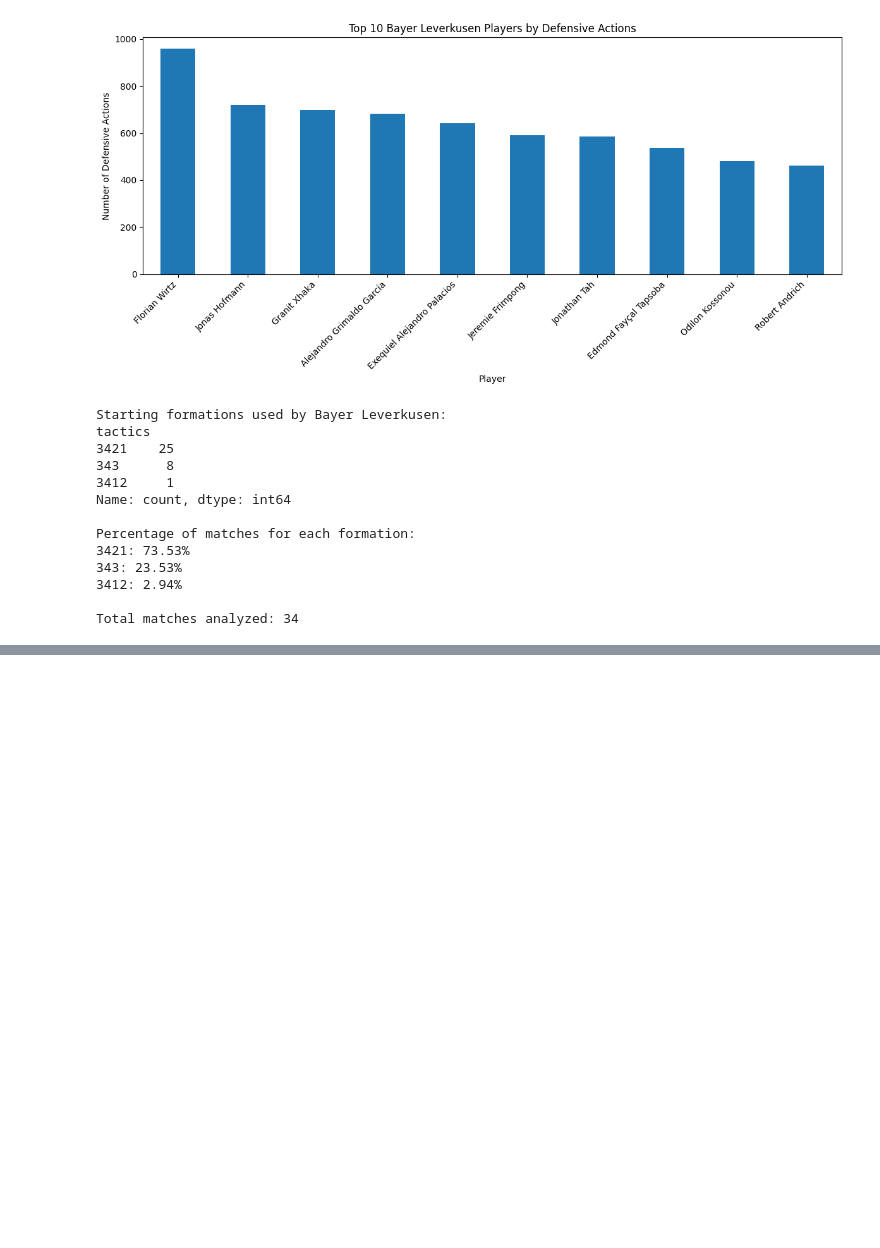
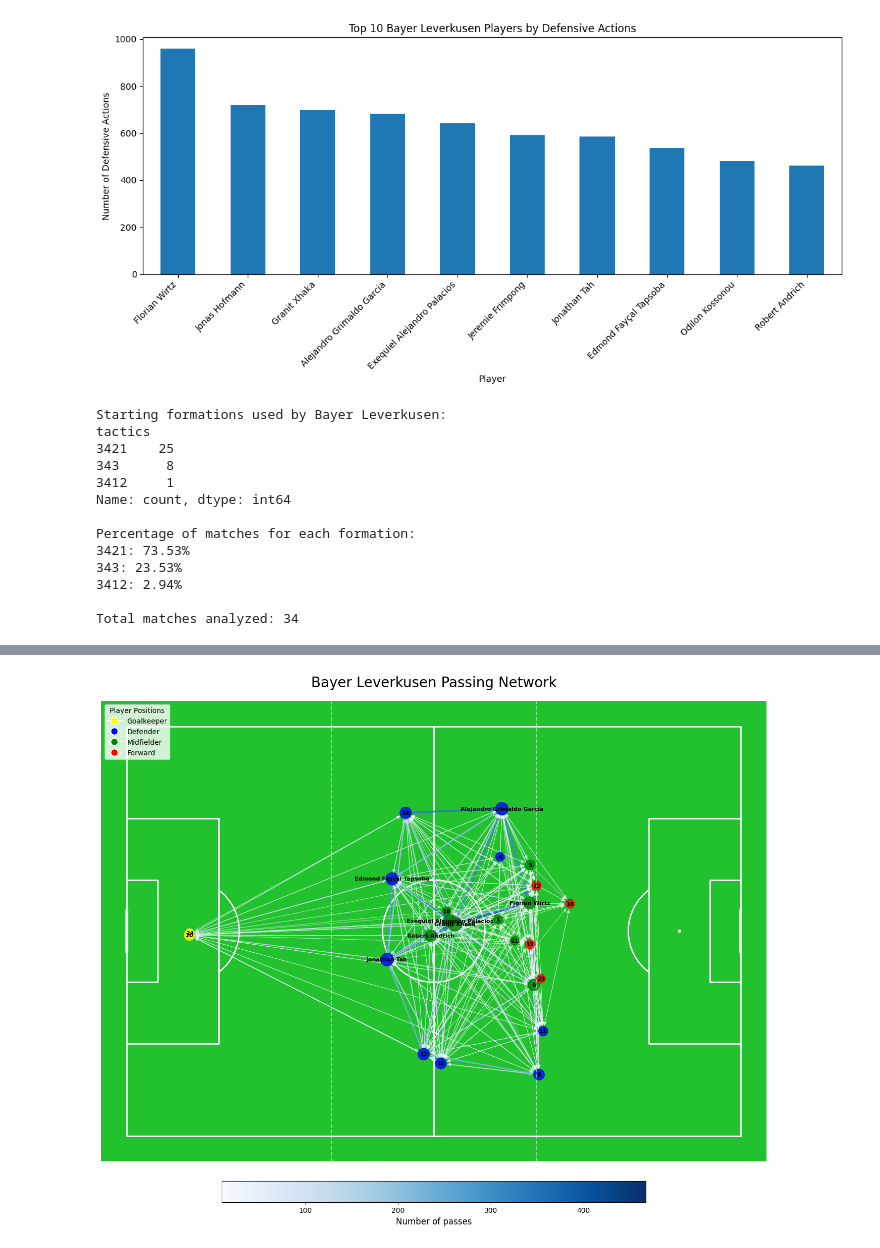
Before and after one commit to ramdevmurali/Bayer_Leverkusen_23-24, a Jupyter notebook: Xhaka.ipynb, the cells around one changed output, grey strips where cells are left out. Saved outputs shown, nothing was run; the diff lists cells and outputs as text; code cells hidden in the pictures; blank space fills up the shorter version.

```diff
--- a/Xhaka.ipynb
+++ b/Xhaka.ipynb
@@ -1044,0 +1240,94 @@ Total matches analyzed: 34
+# %%
+import networkx as nx
+import matplotlib.pyplot as plt
+import numpy as np
+from mplsoccer import Pitch
+
+# ... (previous data preparation code remains the same)
+
+# Increase minimum passes threshold
+min_passes = 10
+
+# Get top passers
+top_passers = sorted(node_sizes.items(), key=lambda x: x[1], reverse=True)[:7]
+top_passer_names = [player for player, _ in top_passers]
+
+# Create a mapping of player names to numbers for non-top passers
+player_numbers = {player: str(i+1) for i, player in enumerate(G.nodes()) if player not in top_passer_names}
+
+# Adjust node sizes to be more proportional
+max_node_size = 1000
+min_node_size = 100
+node_sizes = {player: (count / max_passes) * (max_node_size - min_node_size) + min_node_size for player, count in node_sizes.items()}
+
+# Create the plot
+pitch = Pitch(pitch_type='statsbomb', pitch_color='#22c22e', line_color='white', stripe=False)
+fig, ax = plt.subplots(figsize=(16, 11), constrained_layout=True)
+pitch.draw(ax=ax)
+
+# Draw edges
+edge_weights = [G[u][v]['weight'] for u, v in G.edges()]
+max_weight = max(edge_weights)
+edge_widths = [(w / max_weight) * 3 + 0.5 for w in edge_weights]
+
+edges = nx.draw_networkx_edges(
+    G, pos, ax=ax,
+    edge_color=edge_weights,
+    edge_cmap=plt.cm.Blues,
+    edge_vmin=min_passes,
+    edge_vmax=max_weight,
+    width=edge_widths,
+    alpha=0.7, arrows=True, arrowsize=10
+)
+
+# Draw nodes
+nodes = nx.draw_networkx_nodes(
+    G, pos, ax=ax,
+    node_size=[node_sizes[node] for node in G.nodes()],
+    node_color=node_colors,
+    alpha=0.8
+)
+
+# Draw labels
+labels = {}
+for node in G.nodes():
+    if node in top_passer_names:
+        labels[node] = node
+    else:
+        labels[node] = player_numbers[node]
+
+nx.draw_networkx_labels(G, pos, labels, ax=ax, font_size=8, font_weight='bold')
+
+# Customize the plot
+ax.set_title("Bayer Leverkusen Passing Network", fontsize=20, pad=20)
+ax.set_xlim(-5, 125)
+ax.set_ylim(-5, 85)
+
+# Add vertical lines to divide the pitch into thirds
+ax.axvline(x=40, color='white', linestyle='--', alpha=0.5)
+ax.axvline(x=80, color='white', linestyle='--', alpha=0.5)
+
+# Add a colorbar for edge weights
+sm = plt.cm.ScalarMappable(cmap=plt.cm.Blues, norm=plt.Normalize(vmin=min_passes, vmax=max_weight))
+cbar = fig.colorbar(sm, ax=ax, orientation='horizontal', fraction=0.046, pad=0.04)
+cbar.set_label('Number of passes', fontsize=12)
+
+# Add a legend for node colors
+legend_elements = [plt.Line2D([0], [0], marker='o', color='w', label=pos,
+                              markerfacecolor=color, markersize=10)
+                   for pos, color in position_colors.items()]
+ax.legend(handles=legend_elements, loc='upper left', title='Player Positions')
+
+plt.show()
+
+# Print top passers and pass combinations
+print("\nTop 7 passers:")
+for player, size in top_passers:
+    print(f"{player} ({player_numbers.get(player, '')}): {G.out_degree(player, weight='weight')} passes")
+
+top_combinations = sorted(G.edges(data=True), key=lambda x: x[2]['weight'], reverse=True)[:5]
+print("\nTop 5 pass combinations:")
+for passer, receiver, data in top_combinations:
+    print(f"{passer} ({player_numbers.get(passer, '')}) to {receiver} ({player_numbers.get(receiver, '')}): {data['weight']} passes")
+# %% [output]
+[figure, added]
```
Also changed, not shown: parts of 11 cells of this notebook.
